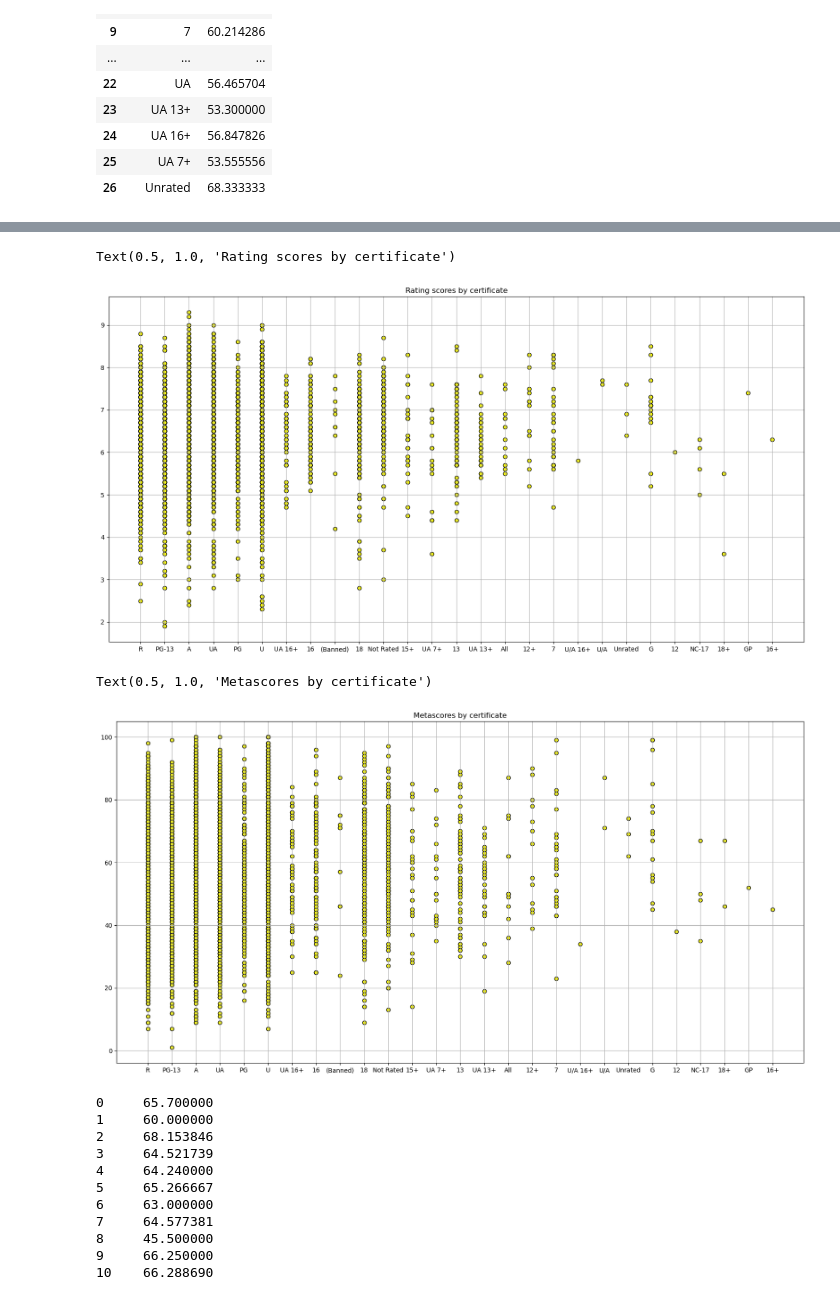
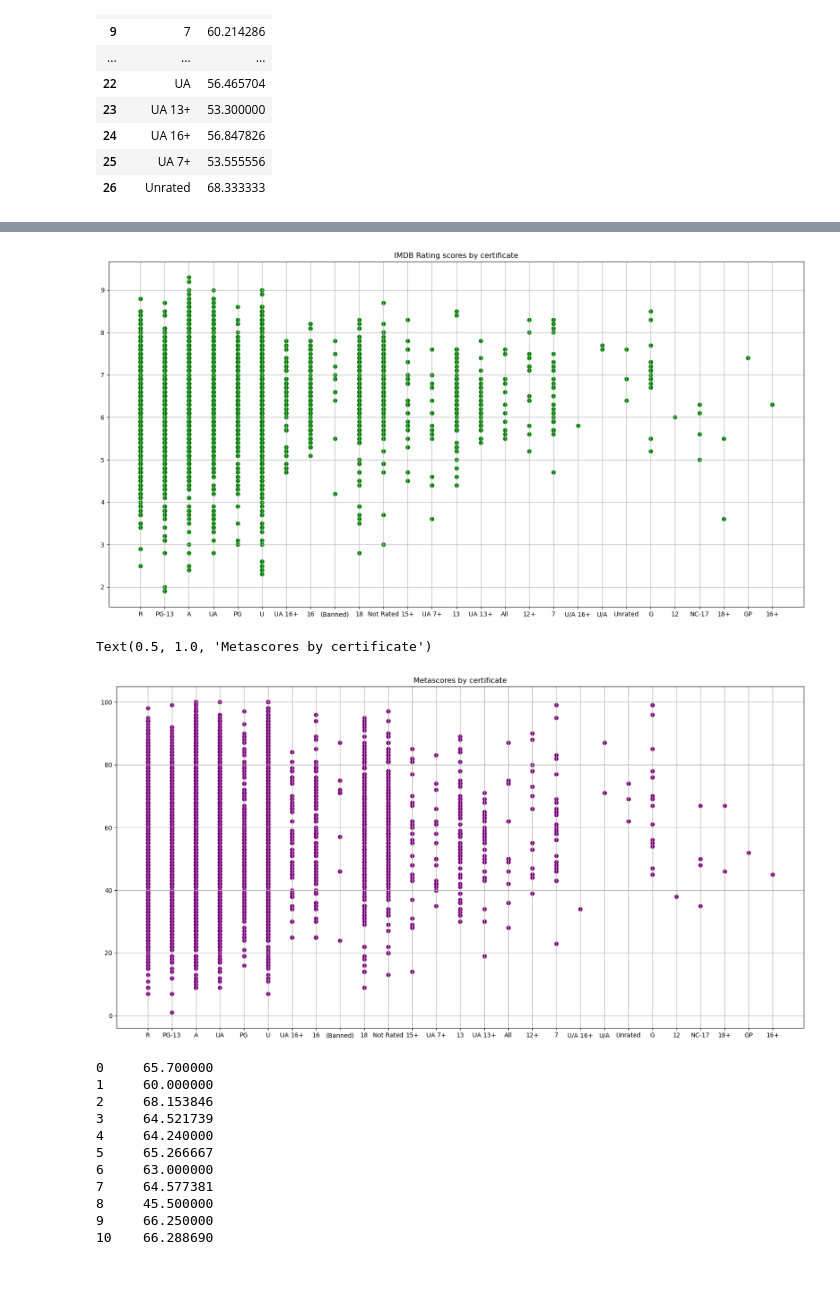
Before and after one commit to spandya3/project-01-MJJS, a Jupyter notebook: RatingAverages.ipynb, the cells around one changed output, grey strips where cells are left out. Drawn from its saved outputs; the diff is of its cells as text; code cells hidden in the pictures.

```diff
--- a/RatingAverages.ipynb
+++ b/RatingAverages.ipynb
@@ -168,25 +140,30 @@ y_axis = movie_data_df["Rating"]
 
 #Creating the figure size for Bargraph
 plt.figure(figsize=(20,10))
-plt.scatter(x_axis, y_axis, marker = "o", color = "yellow", edgecolors = "black")
+plt.scatter(x_axis, y_axis, marker = "o", color = "green")
 plt.grid()
-plt.title("Rating scores by certificate")
+plt.title("IMDB Rating scores by certificate")
+
+#Saving as a PDF
+plt.savefig('rating_scatter_graph.pdf', format='pdf')
 # %% [output]
-Text(0.5, 1.0, 'Rating scores by certificate')
-[figure, old version]
+[figure, new version]
 # %%
 #Scatter Plot Version Metascore
 x_axis = movie_data_df["Certificate"]
 y_axis = movie_data_df["Metascore"]
 
 #Creating the figure size for Bargraph
 plt.figure(figsize=(20,10))
-plt.scatter(x_axis, y_axis, marker = "o", color = "yellow", edgecolors = "black")
+plt.scatter(x_axis, y_axis, marker = "o", color = "purple")
 plt.grid()
 plt.title("Metascores by certificate")
+
+#Saving as a PDF
+plt.savefig('meteascore_averag_graph.pdf', format='pdf')
 # %% [output]
 Text(0.5, 1.0, 'Metascores by certificate')
-[figure, old version]
+[figure, new version]
 # %%
 #Converting the rating scores to be applicable to the metascore ratings
 rating_conversion = average_rating_df["Rating"]*10
```
Also changed, not shown: parts of 3 cells of this notebook, 4 other files.
